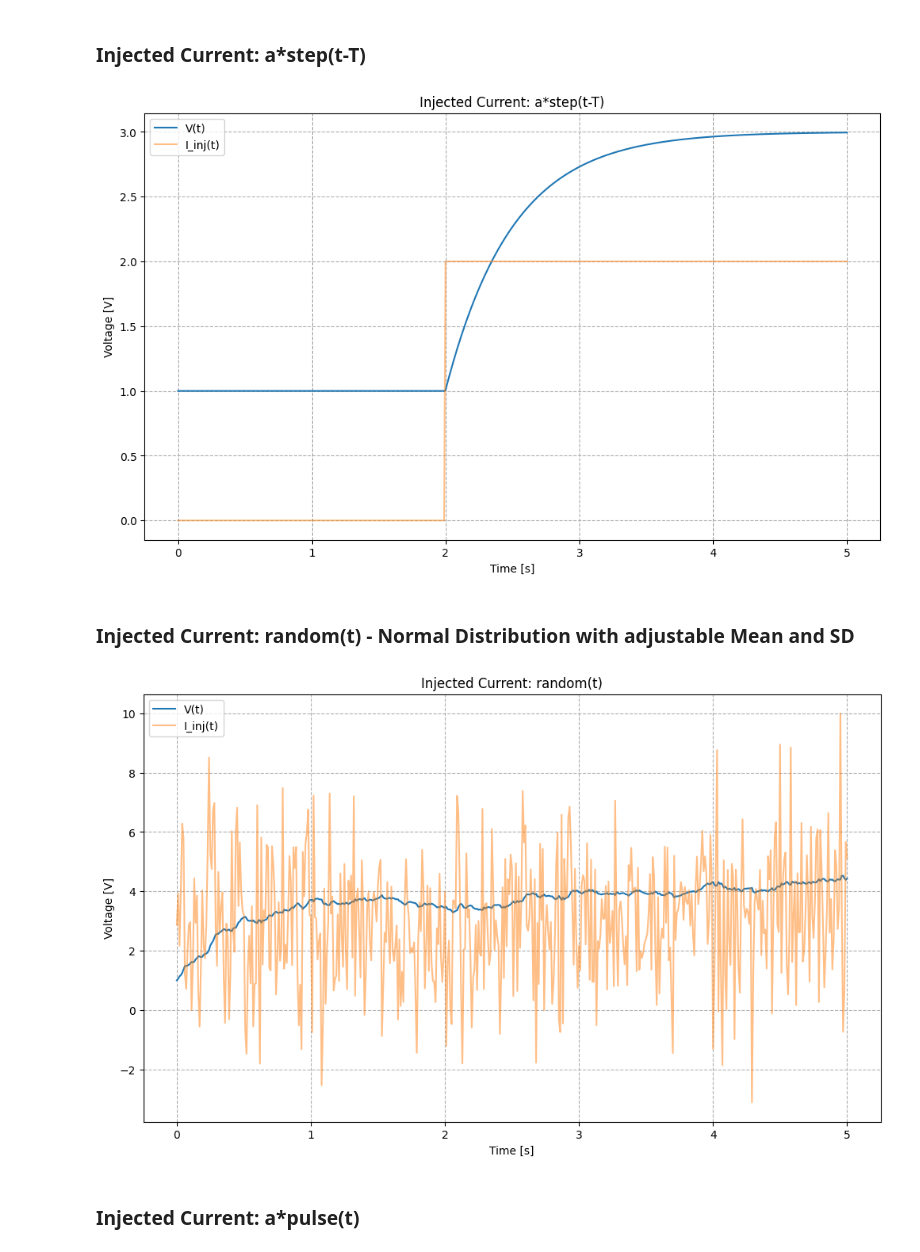
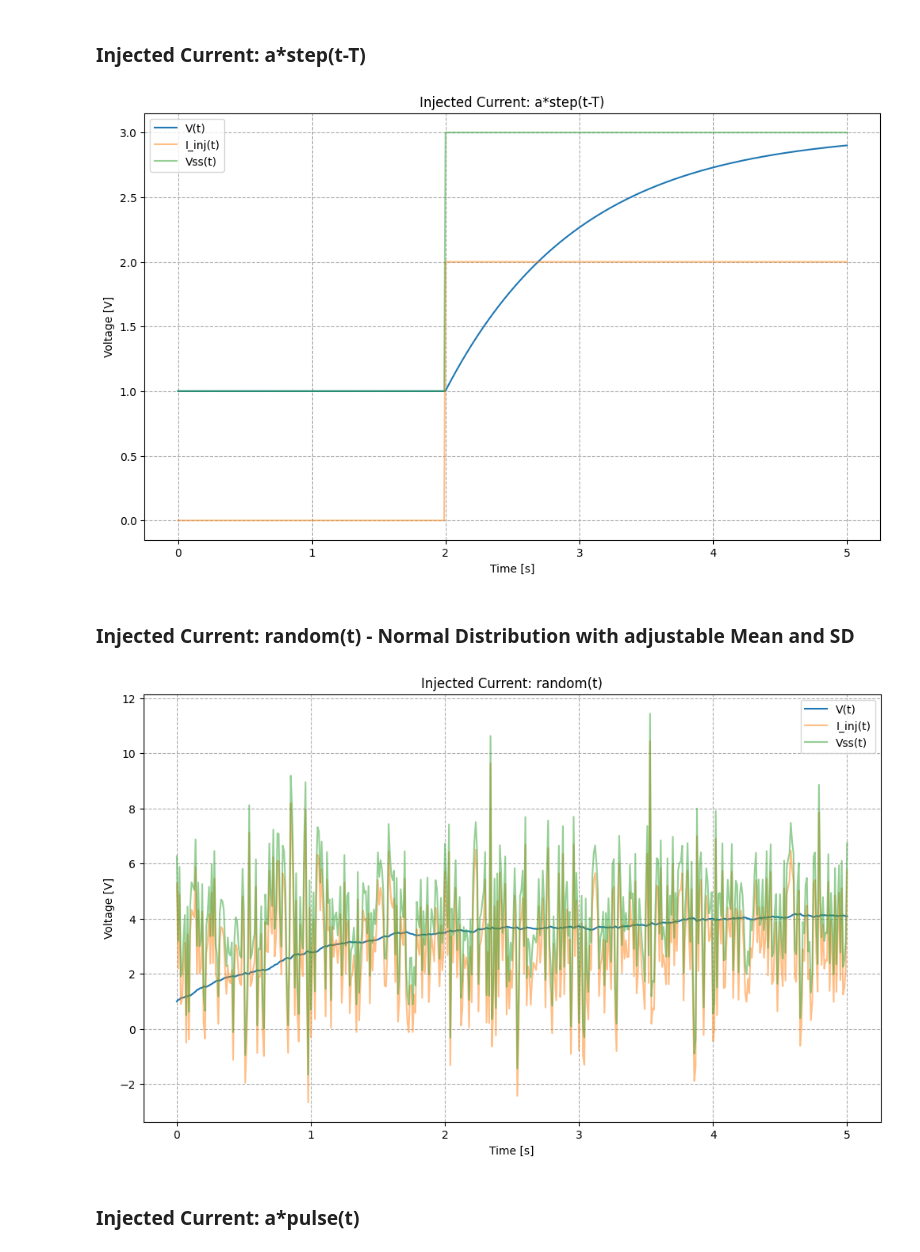
Before and after one commit to lneira19/physio-codes, a Jupyter notebook: ExcMembrane.ipynb, the cells around one changed output. Drawn from its saved outputs; the diff is of its cells as text; code cells hidden in the pictures.

```diff
--- a/ExcMembrane.ipynb
+++ b/ExcMembrane.ipynb
@@ -75,28 +75,26 @@ def func_test(tk,yk):
 # Injected Current: a*sin(wt)
 
 def func_voltage_n1(tk:float,yk:float,
-                    alpha:float = 1.0,
-                    beta:float = 1.0,
                     E:float = 1.0,
                     R:float = 1.0,
+                    C:float = 1.0,
                     a:float = 1.0,
                     w:float = 1.0):
 
-    tau = 1/(alpha+beta)
+    tau = R*C
     yvalue = (1/tau)*(E + R*a*np.sin(w*tk) - yk)
     return yvalue
 
 # Injected Current: a*step(t-T)
 
 def func_voltage_n2(tk:float,yk:float,
-                    alpha:float = 1.0,
-                    beta:float = 1.0,
                     E:float = 1.0,
                     R:float = 1.0,
+                    C:float = 1.0,
                     a:float = 1.0,
                     T:float = 0.0):
 
-    tau = 1/(alpha+beta)
+    tau = R*C
 
     if tk-T<0.0:
         yvalue = (1/tau)*(E - yk)
@@ -108,27 +106,25 @@ def func_voltage_n2(tk:float,yk:float,
 # Injected Current: random(t) - Normal Distribution with adjustable Mean and SD
 
 def func_voltage_n3(tk:float,yk:float,randitem:float,
-                    alpha:float = 1.0,
-                    beta:float = 1.0,
                     E:float = 1.0,
-                    R:float = 1.0):
+                    R:float = 1.0,
+                    C:float = 1.0):
 
-    tau = 1/(alpha+beta)
+    tau = R*C
     yvalue = (1/tau)*(E + R*randitem - yk)
     return yvalue
 
 # Injected Current: a*pulse(t)
 
 def func_voltage_n4(tk:float,yk:float,
-                    alpha:float = 1.0,
-                    beta:float = 1.0,
                     E:float = 1.0,
                     R:float = 1.0,
+                    C:float = 1.0,
                     a:float = 1.0,
                     T:float = 0.0,
                     d:float = 1.0):
 
-    tau = 1/(alpha+beta)
+    tau = R*C
 
     if tk<T or tk>T+d:
         yvalue = (1/tau)*(E - yk)
@@ -169,12 +168,15 @@ def step(t, a:float = 1.0, T:float = 0.0):
 # %%
 a = 2.0
 T = 2.0
+R = 1.0
+E = 1.0
 
-t2, voltages2 = RungeKutta4(func_voltage_n2,h=0.01,tf=5.0,y0=1.0,a=a,T=T)
+t2, voltages2 = RungeKutta4(func_voltage_n2,h=0.01,tf=5.0,y0=1.0,a=a,T=T,R=R,E=E)
 
 plt.figure(figsize=(12,7))
 plt.plot(t2,voltages2,label='V(t)')
 plt.plot(t2,step(t2,a=a,T=T),label="I_inj(t)",alpha=0.5)
+plt.plot(t2,R*step(t2,a=a,T=T)+E,label="Vss(t)",alpha=0.5)
 plt.grid(linestyle='--')
 plt.xlabel("Time [s]")
 plt.ylabel("Voltage [V]")
@@ -182,30 +184,33 @@ plt.title("Injected Current: a*step(t-T)")
 plt.legend()
 plt.show()
 # %% [output]
-[figure, old version]
+[figure, new version]
 # %% [markdown]
 ### Injected Current: random(t) - Normal Distribution with adjustable Mean and SD
 # %%
 mean = 3.0
 sd = 2.0
 t0 = 0.0
 tf = 5.0
 h = 0.01
+R = 1.0
+E = 1.0
 
 randsample = np.random.normal(loc=mean,scale=sd,size=np.uint32((tf-t0)/h)+1)
-t, voltages = RungeKutta4_RandSamp(func_voltage_n3,randsample,h=h,t0=t0,tf=tf,y0=1.0)
+t, voltages = RungeKutta4_RandSamp(func_voltage_n3,randsample,h=h,t0=t0,tf=tf,y0=1.0,R=R,E=E)
 
 plt.figure(figsize=(12,7))
 plt.plot(t,voltages,label="V(t)")
 plt.plot(t,randsample,label="I_inj(t)",alpha=0.5)
+plt.plot(t,R*randsample+E,label="Vss(t)",alpha=0.5)
 plt.grid(linestyle='--')
 plt.xlabel("Time [s]")
 plt.ylabel("Voltage [V]")
 plt.title('Injected Current: random(t)')
 plt.legend()
 plt.show()
 # %% [output]
-[figure, old version]
+[figure, new version]
 # %% [markdown]
 ### Injected Current: a*pulse(t)
 # %%
```
Also changed, not shown: parts of 2 cells of this notebook.
